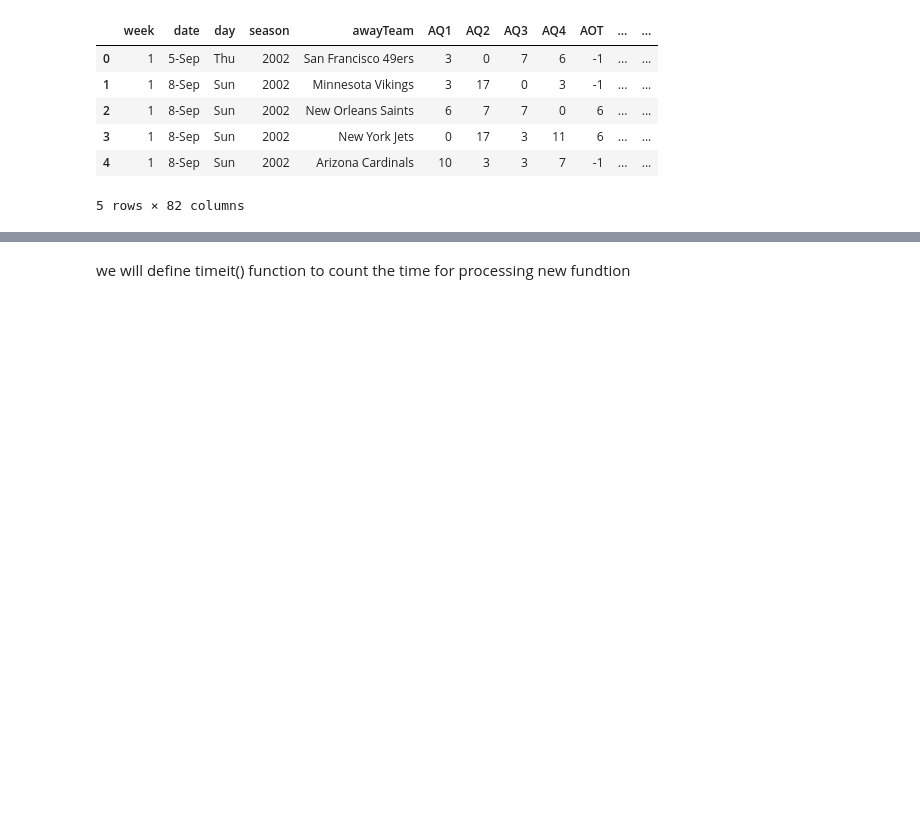
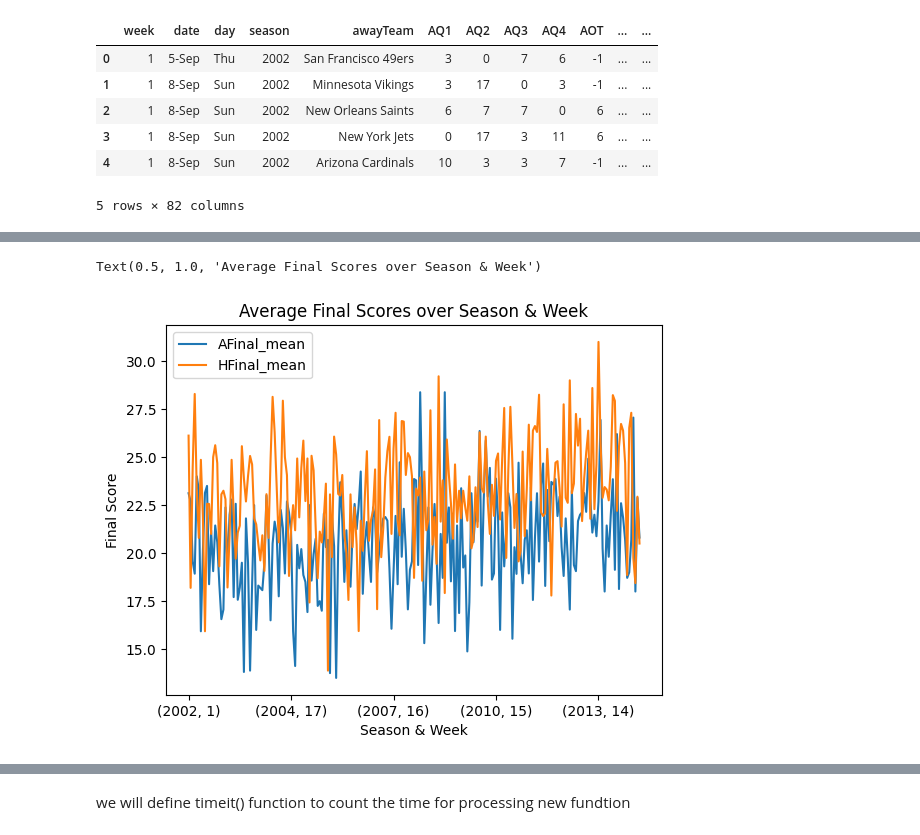
Before and after one commit to hzhoujoy/HW4_ST554, a Jupyter notebook: HW4_JoyZhou.ipynb, the cells around one changed output, grey strips where cells are left out. Drawn from its saved outputs; the diff is of its cells as text; code cells hidden in the pictures; blank space fills up the shorter version.

```diff
--- a/HW4_JoyZhou.ipynb
+++ b/HW4_JoyZhou.ipynb
@@ -502,0 +525,8 @@ Next, we will summarize some of the variables (AFianl, HFinal,AtotalYds, HtotalY
+# %%
+sweek_score_flat[['AFinal_mean','HFinal_mean']].plot()
+plt.xlabel("Season & Week")
+plt.ylabel("Final Score")
+plt.title("Average Final Scores over Season & Week")
+# %% [output]
+Text(0.5, 1.0, 'Average Final Scores over Season & Week')
+[figure, added]
```
Also changed, not shown: parts of 11 cells of this notebook.
